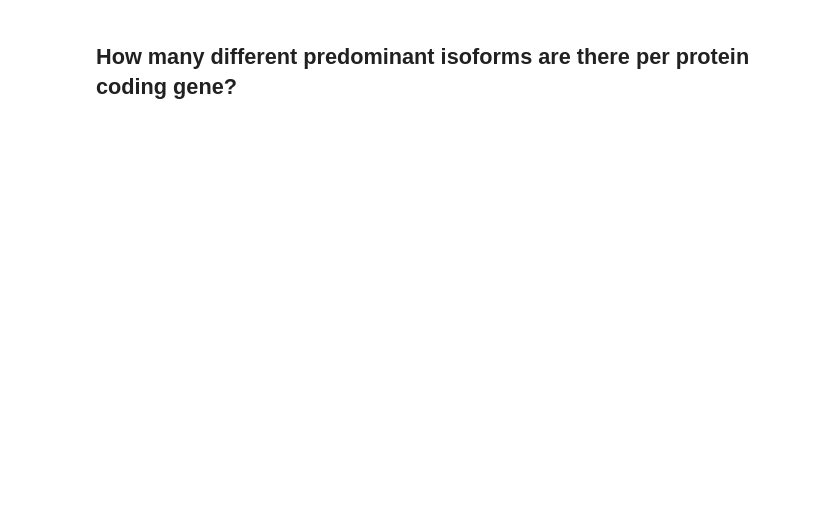
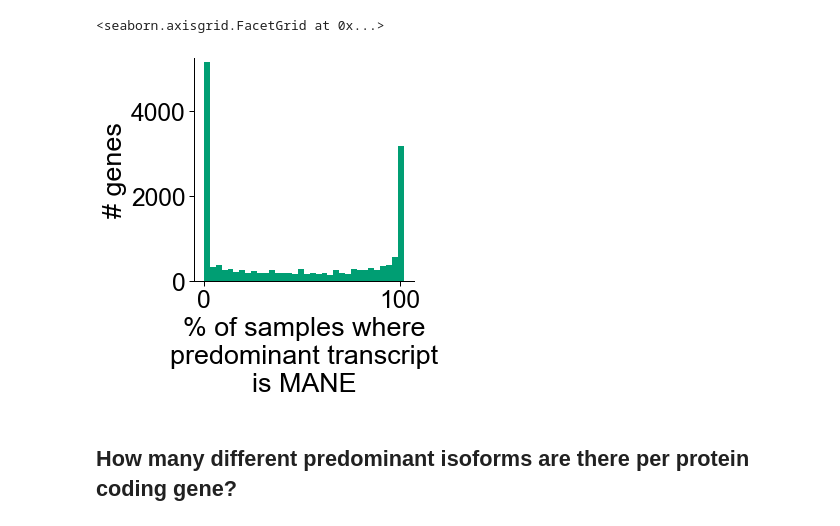
Before and after one commit to fairliereese/rnawg, a Jupyter notebook: figures/fig_4_sample_major/fig_mane.ipynb, the cells around one changed output. Cells and saved outputs as stored; diff of their text form; code cells hidden in the pictures; blank space fills up the shorter version.

```diff
--- a/figures/fig_4_sample_major/fig_mane.ipynb
+++ b/figures/fig_4_sample_major/fig_mane.ipynb
@@ -632,3 +712,29 @@ mp_dfs = mane_analysis(sg, 'sample', 1)
+# %%
+mpl.rcParams['font.family'] = 'Arial'
+mpl.rcParams['pdf.fonttype'] = 42
+sns.set_context('paper', font_scale=2.8)
+c_dict, order = get_feat_triplet_colors()
+col = 'mp_perc'
+ax = sns.displot(data=df,
+                 x=col,
+                 linewidth=0,
+                 color=c_dict[feat],
+                 binwidth=3,
+                 alpha=1)
+plt.gcf().set_size_inches(1.3333*4,0.7639*6)
+ylabel = '# genes'
+if obs_col == 'dataset':
+    label_col = 'librarie'
+else:
+    label_col = obs_col
+if feat in ['tss', 'ic', 'tes']:
+    xlabel = '% of {}s where\npredominant{}\nis from MANE'.format(label_col, feat.upper())
+else:
+    xlabel = '% of {}s where\npredominant transcript\nis MANE'.format(label_col)
+ax.set(ylabel=ylabel, xlabel=xlabel, ylim=(0,5))
+# %% [output]
+<seaborn.axisgrid.FacetGrid at 0x...>
+[figure, added]
 # %% [markdown]
 ## How many different predominant isoforms are there per protein coding gene?
 # %%
```
Also changed, not shown: parts of 8 cells of this notebook, 33 other files.
